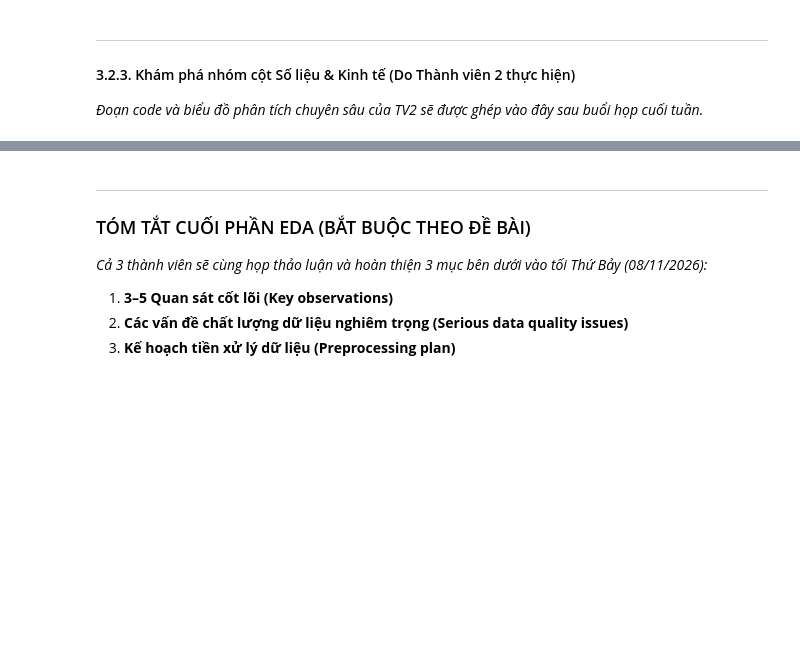
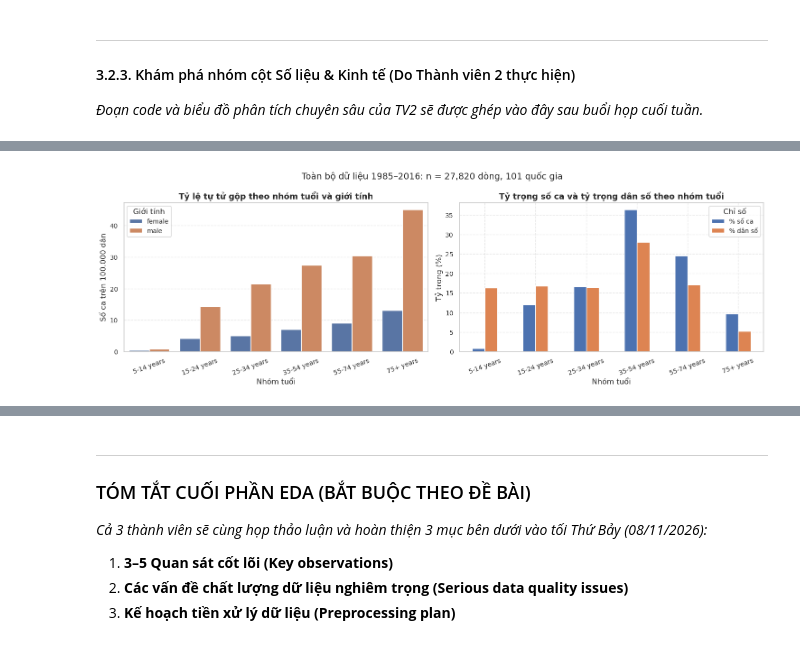
Before and after one commit to 24122039Kien/HCMUS_HKD_program_for_data_scientists, a Jupyter notebook: notebooks/01_collection_exploration.ipynb, the cells around one changed output, grey strips where cells are left out. Cells and saved outputs as stored; diff of their text form; code cells hidden in the pictures; blank space fills up the shorter version.

```diff
--- a/notebooks/01_collection_exploration.ipynb
+++ b/notebooks/01_collection_exploration.ipynb
@@ -226,0 +237,15 @@ Số quốc gia có dữ liệu ngắn hạn (< 15 năm)    : 17 quốc gia
+# %%
+# Thứ tự tự nhiên của 6 nhóm tuổi (pandas mặc định xếp theo chữ cái)
+age_order = ['5-14 years', '15-24 years', '25-34 years',
+             '35-54 years', '55-74 years', '75+ years']
+
+# Kiểm tra nhãn lệch kiểu chữ hoặc thừa khoảng trắng
+for col in ['sex', 'age']:
+    n_raw = df[col].nunique()
+    n_clean = df[col].str.strip().str.lower().nunique()
+    print(f"{col}: {n_raw} nhãn gốc, {n_clean} nhãn sau strip + lower")
+
+print("\nSố dòng theo giới tính:")
+print(df['sex'].value_counts().to_string())
+print("\nSố dòng theo nhóm tuổi:")
+print(df['age'].value_counts().reindex(age_order).to_string())
@@ -226,0 +351,24 @@ Số quốc gia có dữ liệu ngắn hạn (< 15 năm)    : 17 quốc gia
+# %%
+fig, axes = plt.subplots(1, 2, figsize=(15, 5))
+
+sns.barplot(data=sa, x='age', y='rate', hue='sex', order=age_order,
+            hue_order=['female', 'male'], errorbar=None, ax=axes[0])
+axes[0].set_title("Tỷ lệ tự tử gộp theo nhóm tuổi và giới tính")
+axes[0].set_xlabel("Nhóm tuổi")
+axes[0].set_ylabel("Số ca trên 100.000 dân")
+axes[0].legend(title="Giới tính")
+
+share[['% số ca', '% dân số']].plot.bar(ax=axes[1], rot=0)
+axes[1].set_title("Tỷ trọng số ca và tỷ trọng dân số theo nhóm tuổi")
+axes[1].set_xlabel("Nhóm tuổi")
+axes[1].set_ylabel("Tỷ trọng (%)")
+axes[1].legend(title="Chỉ số")
+
+for ax in axes:
+    ax.tick_params(axis='x', labelrotation=20)
+fig.suptitle(f"Toàn bộ dữ liệu 1985–2016: n = {len(df):,} dòng, "
+             f"{df['country'].nunique()} quốc gia")
+plt.tight_layout()
+plt.show()
+# %% [output]
+[figure, added]
```
Also changed, not shown: parts of 25 cells of this notebook.
